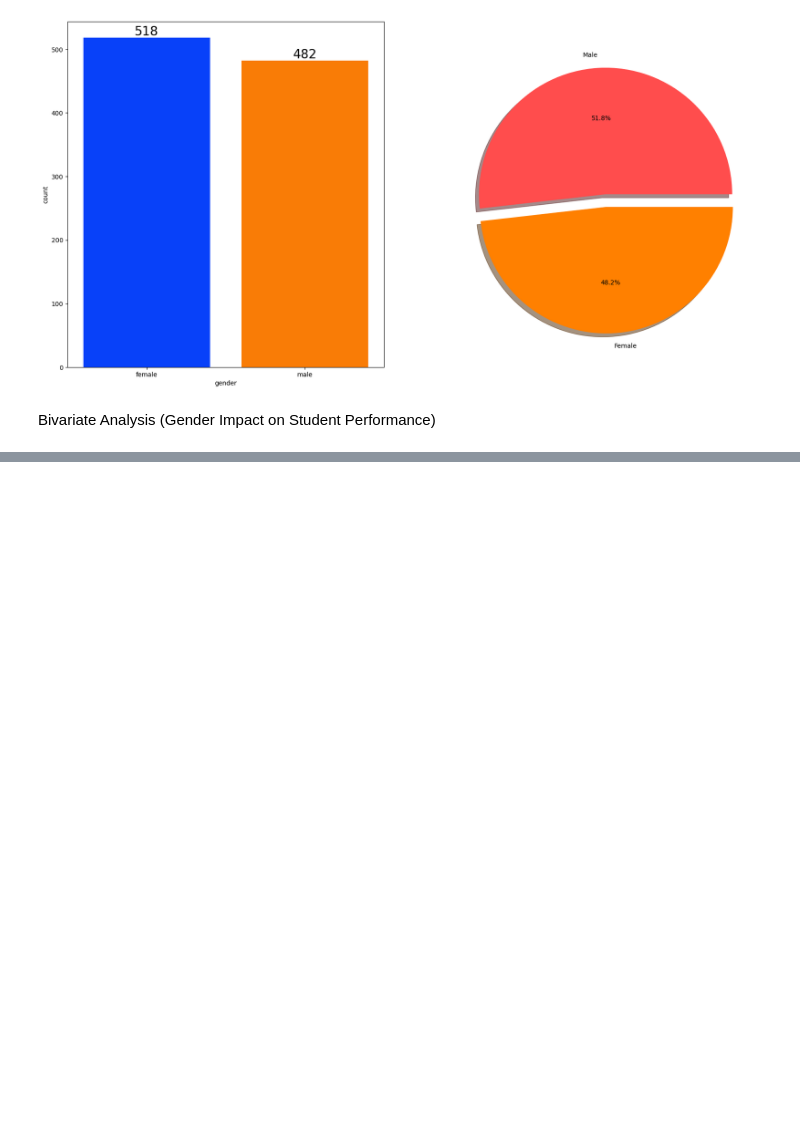
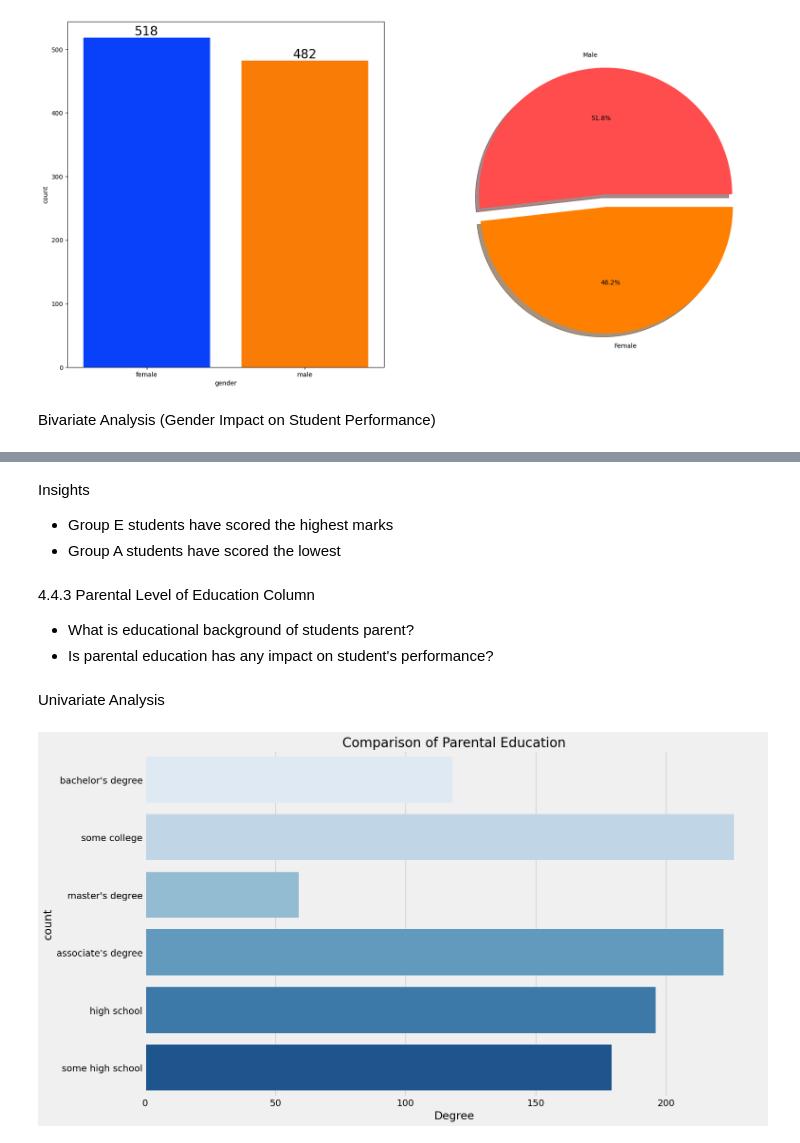
Before and after one commit to rjdp07/mlproject, a Jupyter notebook: notebook/1. EDA STUDENT PERFORMANCE.ipynb, the cells around one changed output, grey strips where cells are left out. Saved outputs shown, nothing was run; the diff lists cells and outputs as text; code cells hidden in the pictures; blank space fills up the shorter version.

```diff
--- a/notebook/1. EDA STUDENT PERFORMANCE.ipynb
+++ b/notebook/1. EDA STUDENT PERFORMANCE.ipynb
@@ -364,0 +409,20 @@ TypeError: Could not convert group Bgroup Cgroup Bgroup Bgroup Bgroup Bgroup Bgr
+# %% [markdown]
+Insights
+- Group E students have scored the highest marks
+- Group A students have scored the lowest
+# %% [markdown]
+4.4.3 Parental Level of Education Column
+- What is educational background of students parent?
+- Is parental education has any impact on student's performance?
+# %% [markdown]
+Univariate Analysis
+# %%
+plt.rcParams['figure.figsize'] = (15,9)
+plt.style.use('fivethirtyeight')
+sns.countplot(df['parental_level_of_education'], palette = 'Blues')
+plt.title('Comparison of Parental Education', fontweight = 30, fontsize = 20)
+plt.xlabel('Degree')
+plt.ylabel('count')
+plt.show()
+# %% [output]
+[figure, added]
```
Also changed, not shown: parts of 26 cells of this notebook.
